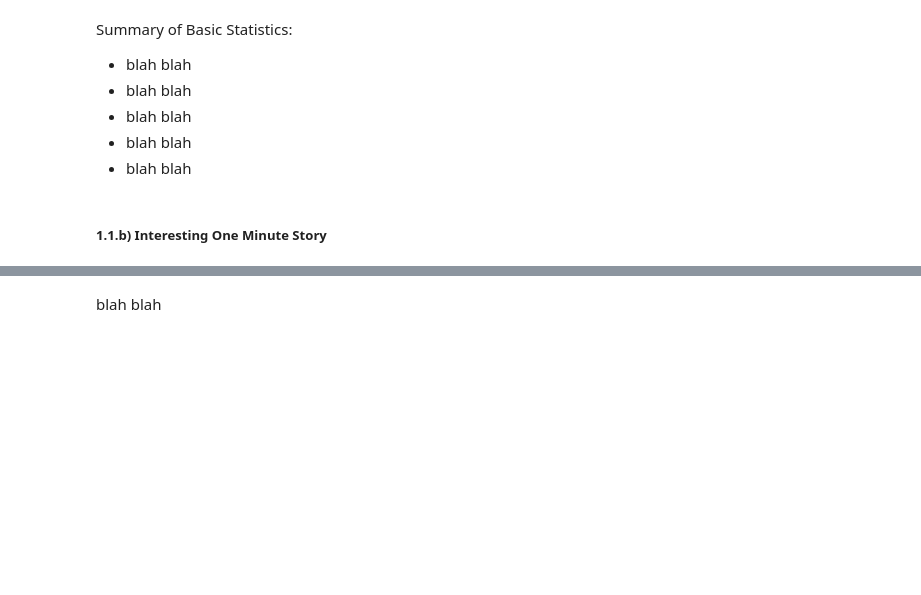
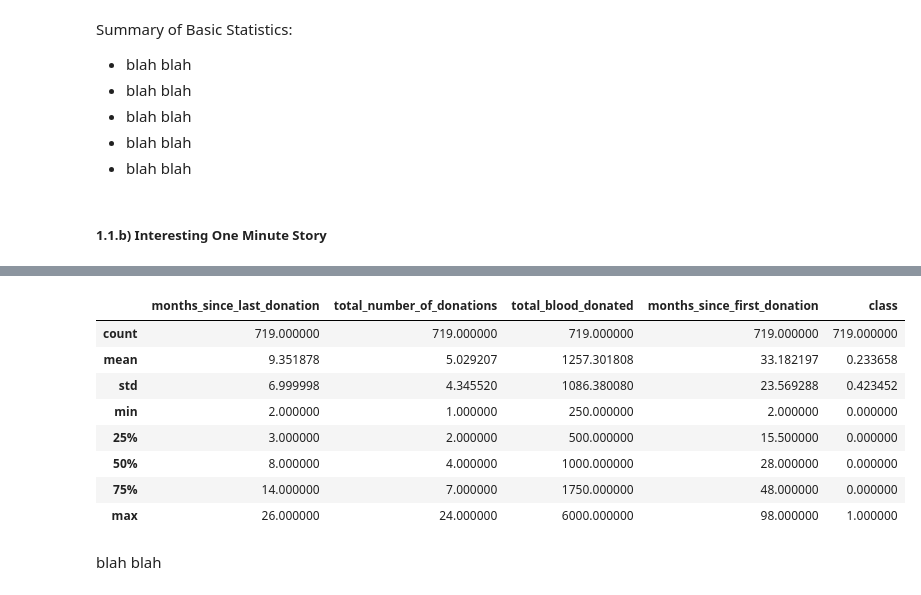
Before and after one commit to glgunderson/INFOB2DA-PA3, a Jupyter notebook: PA3_Analysis.ipynb, the cells around one changed output, grey strips where cells are left out. Drawn from its saved outputs; the diff is of its cells as text; code cells hidden in the pictures; blank space fills up the shorter version.

```diff
--- a/PA3_Analysis.ipynb
+++ b/PA3_Analysis.ipynb
@@ -52,3 +60,21 @@ Summary of Basic Statistics:
+# %%
+
+# Manual removal of extreme outliers. (This is only doable because dataset is small)
+# We have removed less than 4% of the dataset
+df = df[df['total_blood_donated'] <= 8000]
+df = df[df['months_since_last_donation'] <= 30]
+df = df[df['months_since_last_donation'] > 1]
+df.describe()
+# %% [output]
+|  | months_since_last_donation | total_number_of_donations | total_blood_donated | months_since_first_donation | class |
+| count | 719.000000 | 719.000000 | 719.000000 | 719.000000 | 719.000000 |
+| mean | 9.351878 | 5.029207 | 1257.301808 | 33.182197 | 0.233658 |
+| std | 6.999998 | 4.345520 | 1086.380080 | 23.569288 | 0.423452 |
+| min | 2.000000 | 1.000000 | 250.000000 | 2.000000 | 0.000000 |
+| 25% | 3.000000 | 2.000000 | 500.000000 | 15.500000 | 0.000000 |
+| 50% | 8.000000 | 4.000000 | 1000.000000 | 28.000000 | 0.000000 |
+| 75% | 14.000000 | 7.000000 | 1750.000000 | 48.000000 | 0.000000 |
+| max | 26.000000 | 24.000000 | 6000.000000 | 98.000000 | 1.000000 |
 # %% [markdown]
 blah blah
 # %% [markdown]
```
Also changed, not shown: parts of 5 cells of this notebook.
